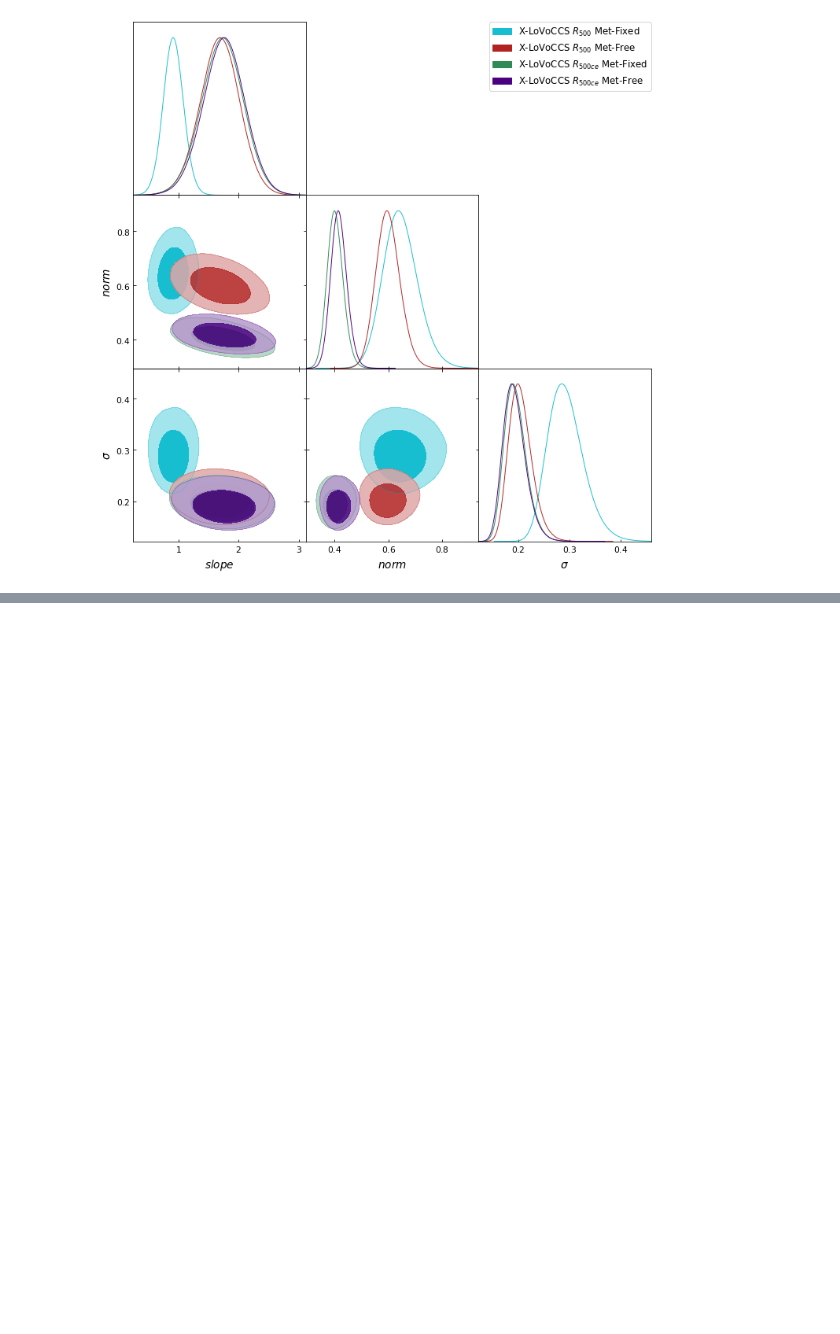
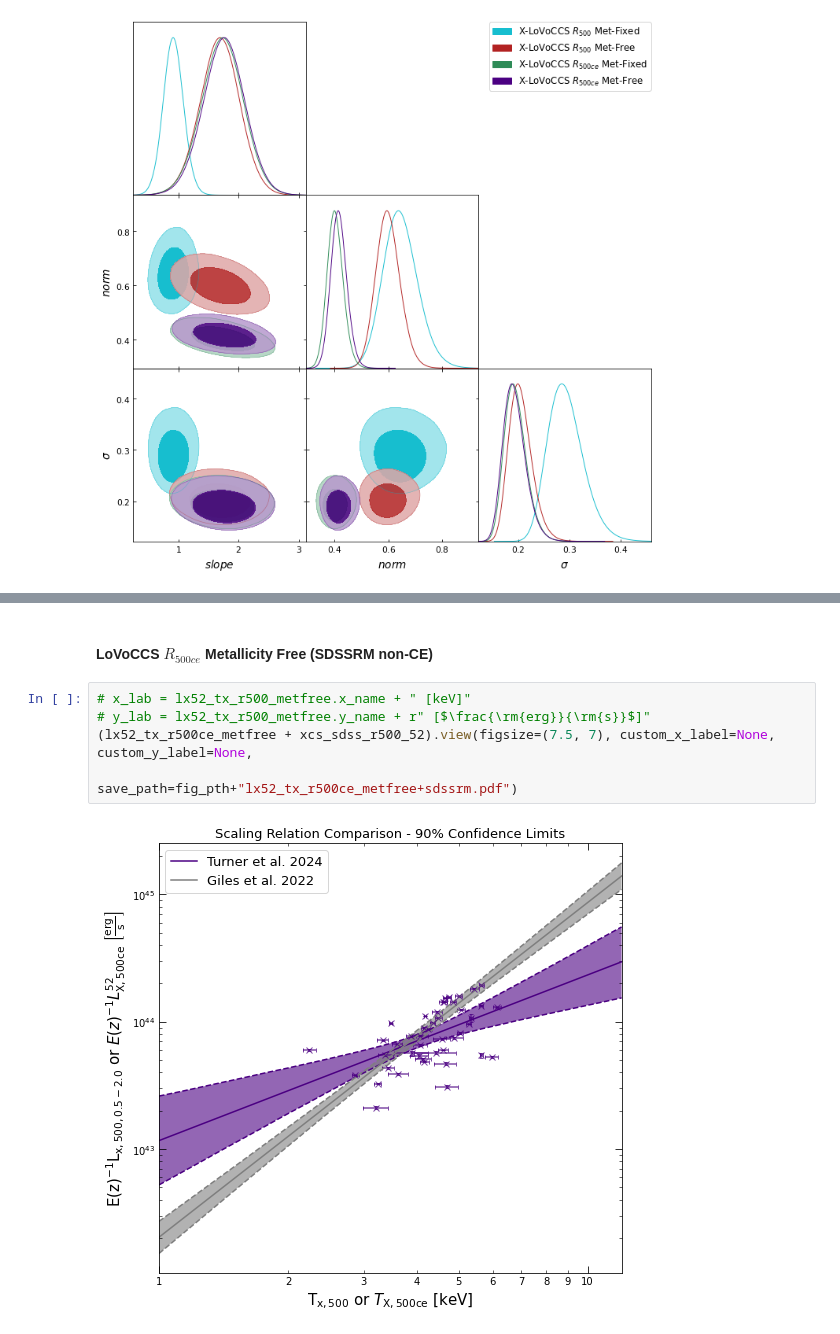
Before and after one commit to LoVoCCS/X-LoVoCCS-Analyses, a Jupyter notebook: notebooks/scaling_relations/luminosity_temperature.ipynb, the cells around one changed output, grey strips where cells are left out. Drawn from its saved outputs; the diff is of its cells as text; blank space fills up the shorter version.

```diff
--- a/notebooks/scaling_relations/luminosity_temperature.ipynb
+++ b/notebooks/scaling_relations/luminosity_temperature.ipynb
@@ -386,0 +410,9 @@ Removed no burn in
+# %% [markdown]
+#### LoVoCCS $R_{500ce}$  Metallicity Free (SDSSRM non-CE)
+# %%
+# x_lab = lx52_tx_r500_metfree.x_name + " [keV]"
+# y_lab = lx52_tx_r500_metfree.y_name + r" [$\frac{\rm{erg}}{\rm{s}}$]"
+(lx52_tx_r500ce_metfree + xcs_sdss_r500_52).view(figsize=(7.5, 7), custom_x_label=None, custom_y_label=None,
+                                                 save_path=fig_pth+"lx52_tx_r500ce_metfree+sdssrm.pdf")
+# %% [output]
+[figure, added]
```
Also changed, not shown: parts of 9 cells of this notebook, 2 other files.
